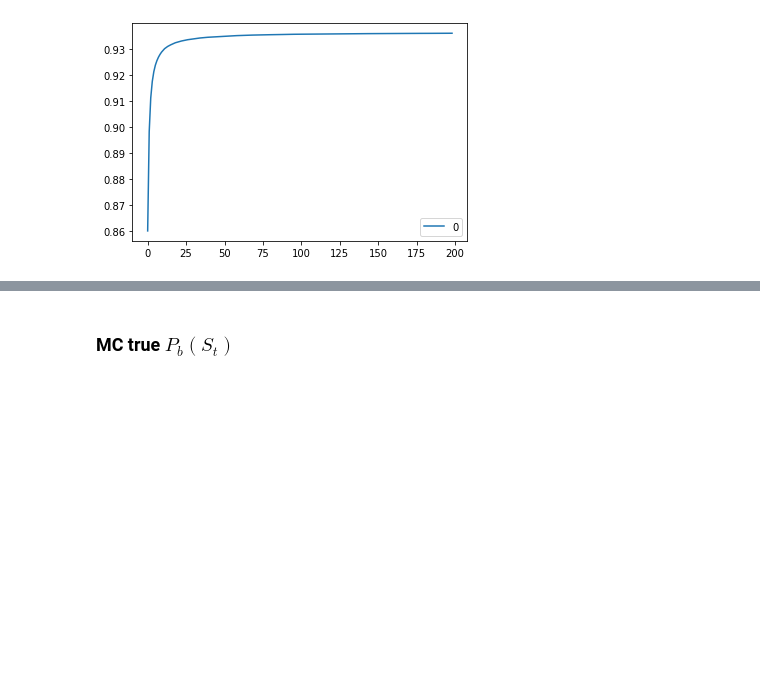
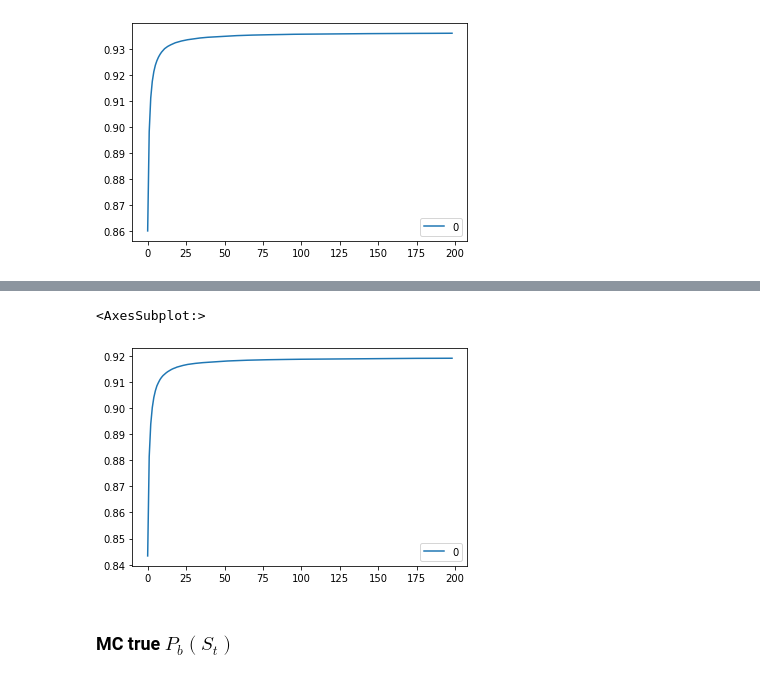
Before and after one commit to linlinlin97/MediationRL, a Jupyter notebook: Toy_1/Toy_example.ipynb, the cells around one changed output, grey strips where cells are left out. Drawn from its saved outputs; the diff is of its cells as text; code cells hidden in the pictures; blank space fills up the shorter version.

```diff
--- a/Toy_1/Toy_example.ipynb
+++ b/Toy_1/Toy_example.ipynb
@@ -75,3 +85,13 @@ mean[-1]
+# %%
+burn_in = 500
+S = [rec[3] for rec in x[500][2000]]
+mean = []
+for n in range(10,2000,10):
+    mean.append(np.mean(np.mean(np.vstack(S),0)[:n]))
+pd.DataFrame(mean).plot()
+# %% [output]
+<AxesSubplot:>
+[figure, added]
 # %% [markdown]
 ### MC true $P_{b}(S_t)$
 # %%
```
Also changed, not shown: parts of 10 cells of this notebook, 7 other files.
